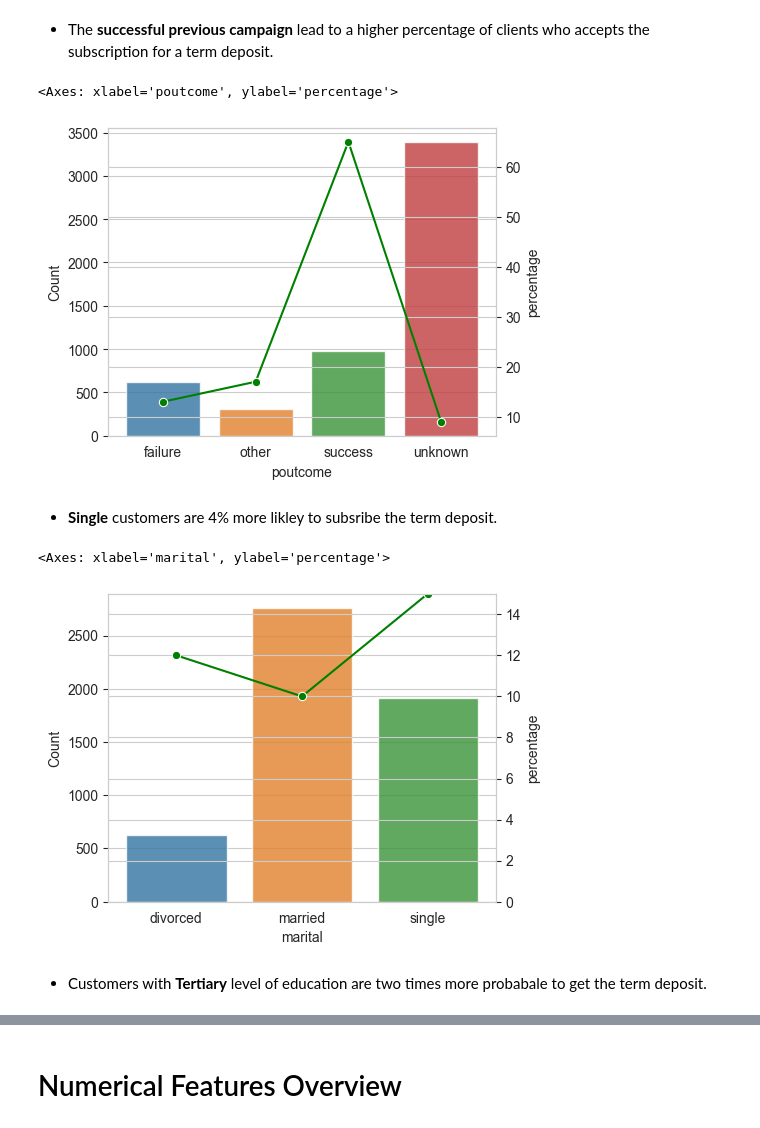
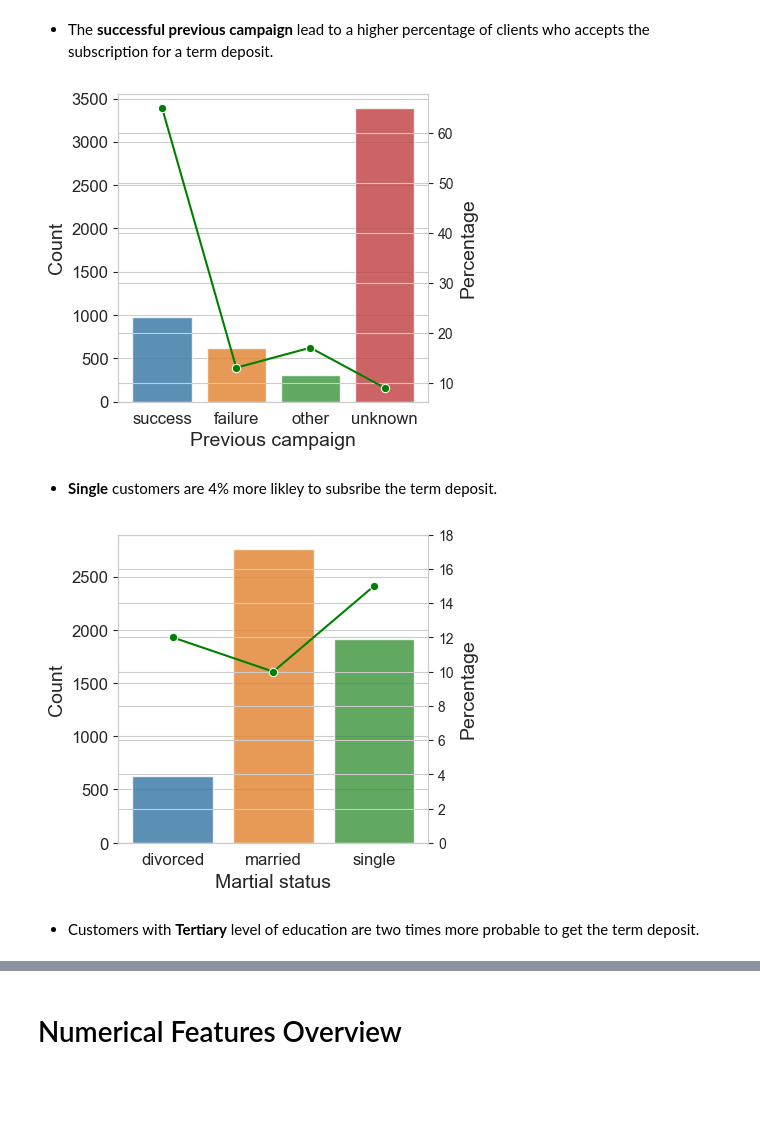
Before and after one commit to 87tana/ML_Classification_Imbalance_Banking, a Jupyter notebook: Bank2_ Bank_EDA.ipynb, the cells around one changed output, grey strips where cells are left out. Saved outputs shown, nothing was run; the diff lists cells and outputs as text; code cells hidden in the pictures; blank space fills up the shorter version.

```diff
--- a/Bank2_ Bank_EDA.ipynb
+++ b/Bank2_ Bank_EDA.ipynb
@@ -537,15 +561,22 @@ df4 = df.groupby(['poutcome','deposit']).count().reset_index()
 df4.loc[:,'percentage'] = list(df4.groupby(['poutcome'])['age'].apply(lambda x: round(x*100/x.sum())))
 df4 = df4[df4.deposit==1]
 # %%
-fig, ax1=plt.subplots(figsize=(5,4))
+fig, ax1=plt.subplots(figsize=(4,4))
 
-sns.barplot(data=df4, x='poutcome',y='age',alpha=0.8, ax=ax1)
-plt.ylabel('Count')
+ax1.tick_params(axis='both', which='major', labelsize=12)
+
+sns.barplot(data=df4.reindex([5,1,3,7]), x='poutcome',y='age',alpha=0.8, ax=ax1)
+
+plt.xlabel('Previous campaign', fontsize=14)
+plt.ylabel('Count', fontsize=14)
+
 ax2 =ax1.twinx()
-sns.lineplot(data=df4,x='poutcome',y='percentage', marker='o', sort = True,ax=ax2,color='green')
+sns.lineplot(data=df4.reindex([5,1,3,7]),x='poutcome',y='percentage', marker='o', sort = True,ax=ax2,color='green')
+
+plt.ylabel('Percentage', fontsize=14)
+plt.savefig('preCamp.png',bbox_inches='tight')
 # %% [output]
-<Axes: xlabel='poutcome', ylabel='percentage'>
-[figure, old version]
+[figure, new version]
 # %% [markdown]
 - **Single** customers are 4% more likley to subsribe the term deposit.
 # %%
@@ -553,18 +584,25 @@ df5 = df.groupby(['marital','deposit']).count().reset_index()
 df5.loc[:,'percentage'] = list(df5.groupby(['marital'])['age'].apply(lambda x: round(x*100/x.sum())))
 df5 = df5[df5.deposit==1]
 # %%
-fig, ax1=plt.subplots(figsize=(5,4))
+fig, ax1=plt.subplots(figsize=(4,4))
+
+ax1.tick_params(axis='both', which='major', labelsize=12)
 
 sns.barplot(data=df5, x='marital',y='age',alpha=0.8, ax=ax1)
-plt.ylabel('Count')
+
+plt.xlabel('Martial status', fontsize=14)
+plt.ylabel('Count', fontsize=14)
+
 ax2 =ax1.twinx()
-ax2.set_ylim(0, 15)
+ax2.set_ylim(0, 18)
 sns.lineplot(data=df5,x='marital',y='percentage', marker='o', sort = True,ax=ax2,color='green')
+
+plt.ylabel('Percentage', fontsize=14)
+plt.savefig('maritalStat.png',bbox_inches='tight')
 # %% [output]
-<Axes: xlabel='marital', ylabel='percentage'>
-[figure, old version]
+[figure, new version]
 # %% [markdown]
-- Customers with **Tertiary** level of education are two times more probabale to get the term deposit.
+- Customers with **Tertiary** level of education are two times more probable to get the term deposit.
 # %%
 df6 = df.groupby(['education','deposit']).count().reset_index()
 df6.loc[:,'percentage'] = list(df6.groupby(['education'])['age'].apply(lambda x: round(x*100/x.sum())))
```
Also changed, not shown: parts of 42 cells of this notebook.
